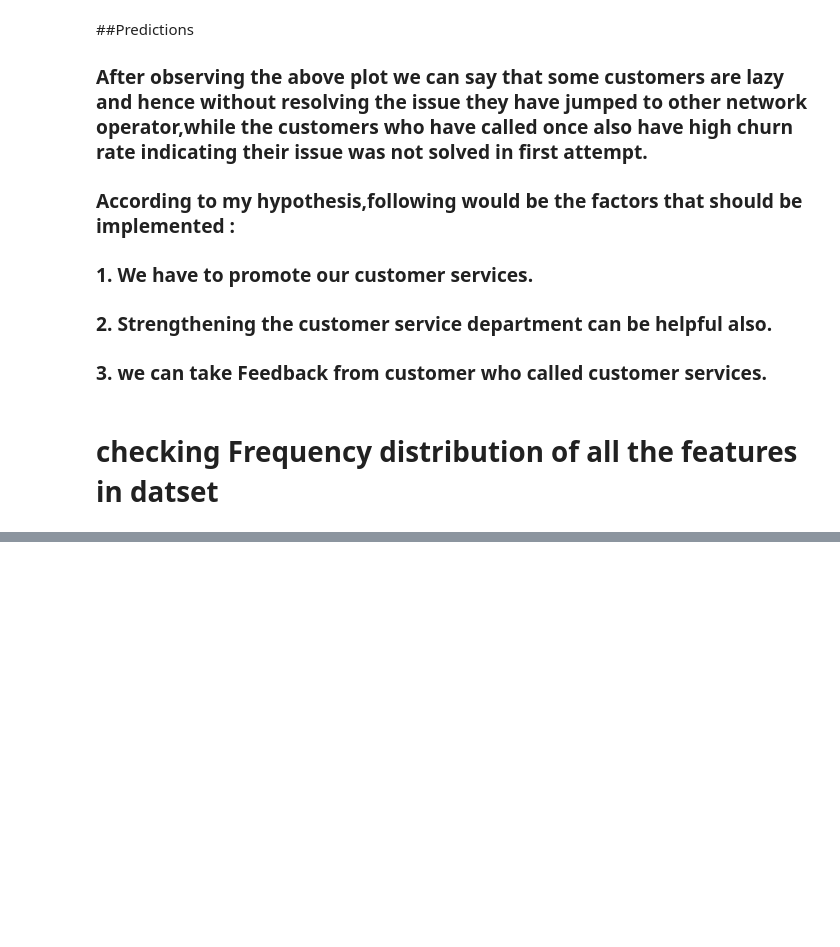
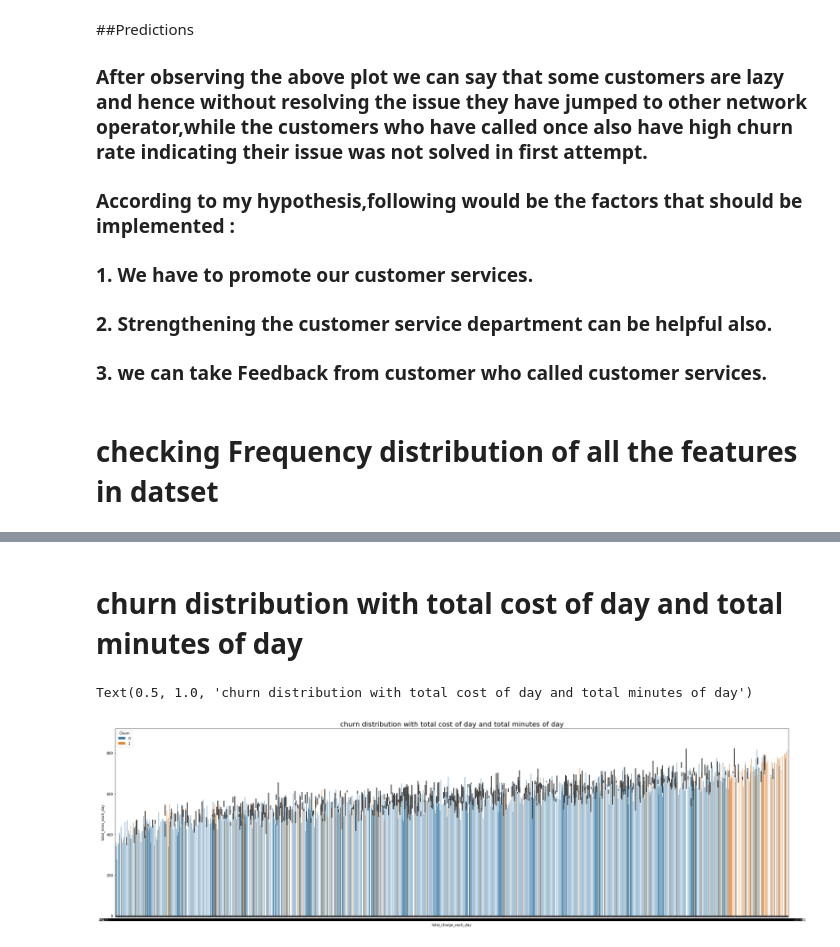
Before and after one commit to MOhitpPatil/EDA-Capstone-Project--telecom-churn-Analysis, a Jupyter notebook: Notebook_.ipynb, the cells around one changed output, grey strips where cells are left out. Drawn from its saved outputs; the diff is of its cells as text; code cells hidden in the pictures; blank space fills up the shorter version.

```diff
--- a/Notebook_.ipynb
+++ b/Notebook_.ipynb
@@ -644,0 +662,10 @@ axz.tick_params(labelsize=15)  # Changes size of the values on the label
+# %% [markdown]
+# churn distribution with total cost of day and total minutes of day
+# %%
+#ploting bar plot for checking relation between total cost and total minutes
+plt.figure(figsize=(35,10))
+sns.barplot(data=telecom1, hue="Churn",x="total_charge_each_day", y="total_mins_each_day")
+plt.title('churn distribution with total cost of day and total minutes of day', fontsize=20)
+# %% [output]
+Text(0.5, 1.0, 'churn distribution with total cost of day and total minutes of day')
+[figure, added]
```
Also changed, not shown: parts of 10 cells of this notebook.
